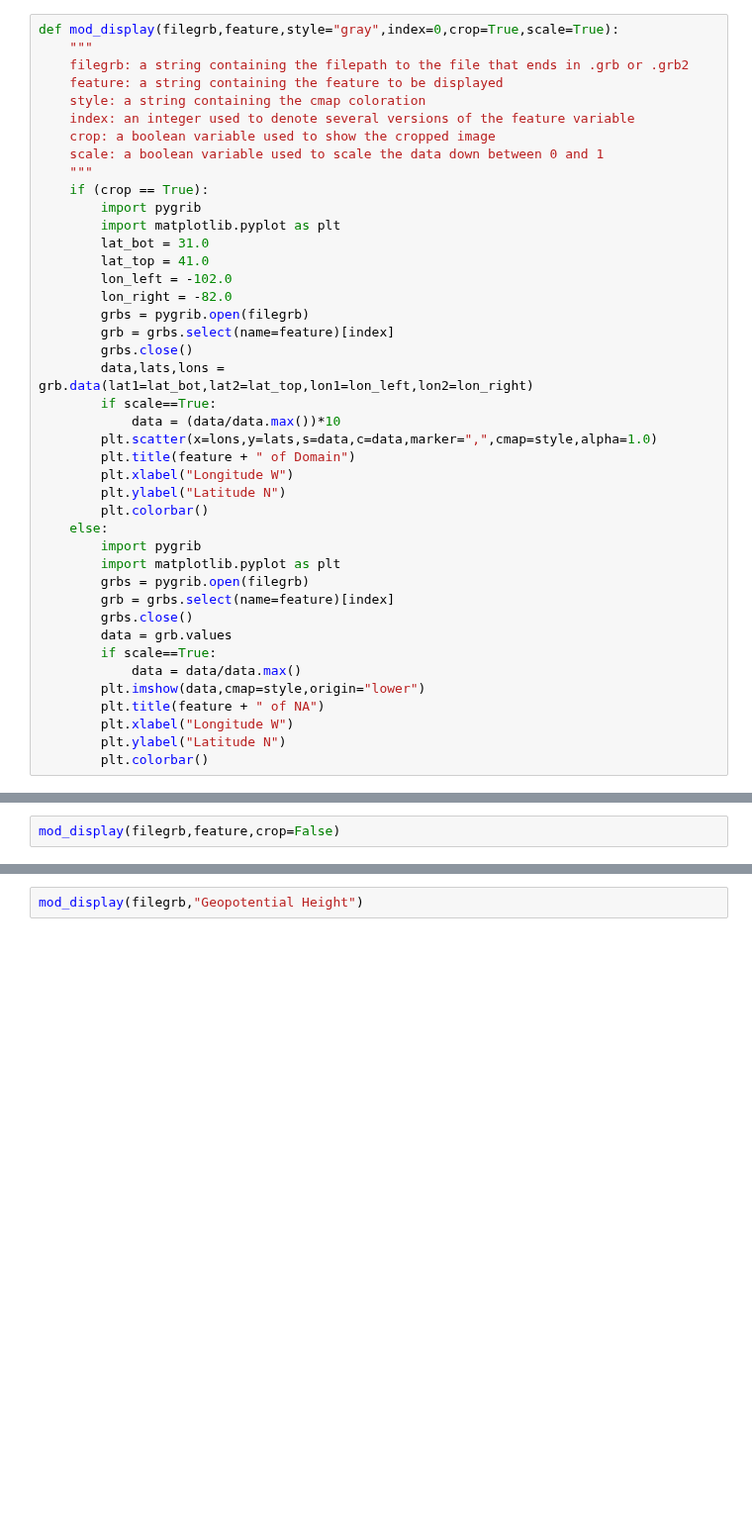
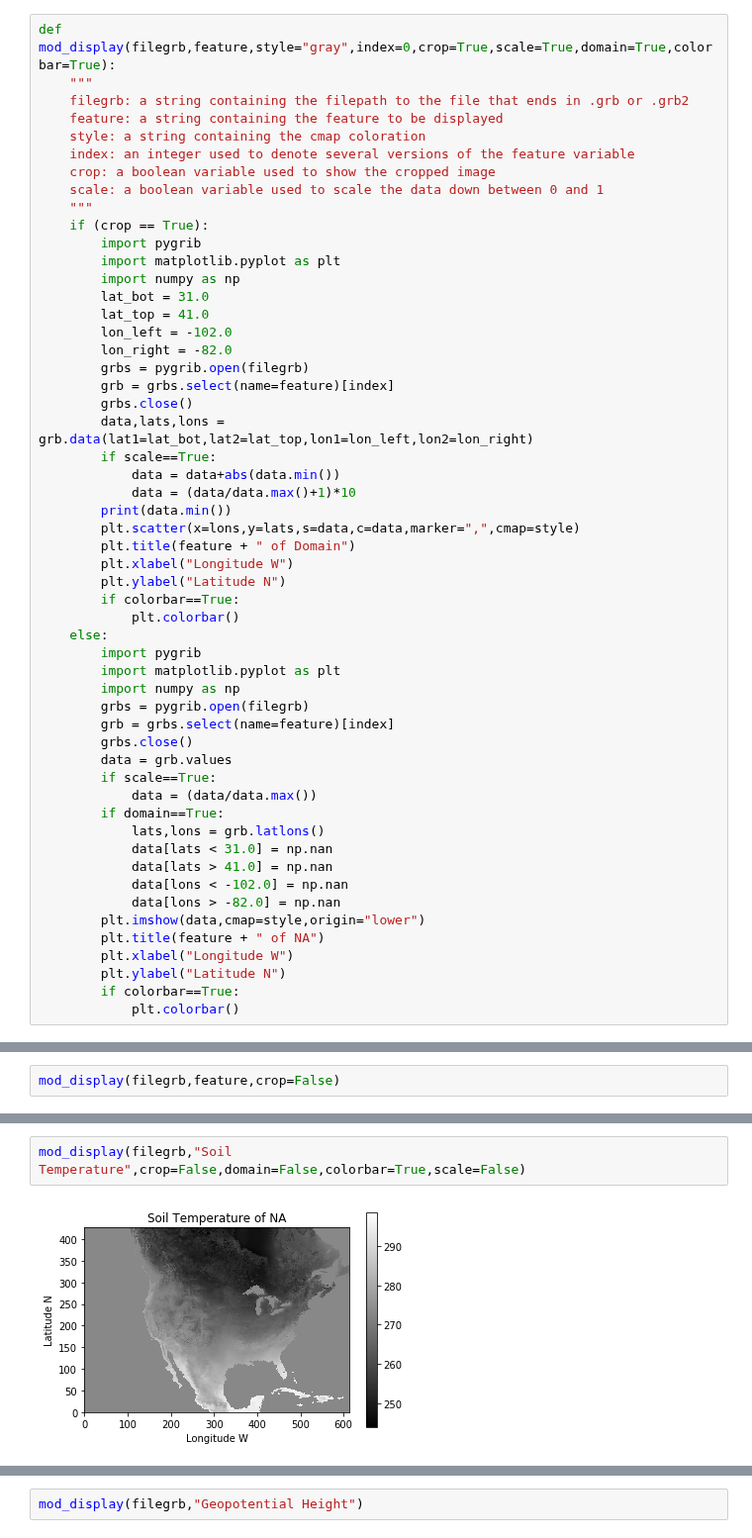
Before and after one commit to yuanzhou15/capstone-weather, a Jupyter notebook: rex/model-display.ipynb, the cells around one changed output, grey strips where cells are left out. Shown at 99% size. Saved outputs shown, nothing was run; the diff lists cells and outputs as text; blank space fills up the shorter version.

```diff
--- a/rex/model-display.ipynb
+++ b/rex/model-display.ipynb
@@ -1,5 +1,5 @@
 # %%
-def mod_display(filegrb,feature,style="gray",index=0,crop=True,scale=True):
+def mod_display(filegrb,feature,style="gray",index=0,crop=True,scale=True,domain=True,colorbar=True):
     """
     filegrb: a string containing the filepath to the file that ends in .grb or .grb2
     feature: a string containing the feature to be displayed
@@ -11,6 +11,7 @@ def mod_display(filegrb,feature,style="gray",index=0,crop=True,scale=True):
     if (crop == True):
         import pygrib
         import matplotlib.pyplot as plt
+        import numpy as np
         lat_bot = 31.0
         lat_top = 41.0
         lon_left = -102.0
@@ -20,26 +21,37 @@ def mod_display(filegrb,feature,style="gray",index=0,crop=True,scale=True):
         grbs.close()
         data,lats,lons = grb.data(lat1=lat_bot,lat2=lat_top,lon1=lon_left,lon2=lon_right)
         if scale==True:
-            data = (data/data.max())*10
-        plt.scatter(x=lons,y=lats,s=data,c=data,marker=",",cmap=style,alpha=1.0)
+            data = data+abs(data.min())
+            data = (data/data.max()+1)*10
+        print(data.min())
+        plt.scatter(x=lons,y=lats,s=data,c=data,marker=",",cmap=style)
         plt.title(feature + " of Domain")
         plt.xlabel("Longitude W")
         plt.ylabel("Latitude N")
-        plt.colorbar()
+        if colorbar==True:
+            plt.colorbar()
     else:
         import pygrib
         import matplotlib.pyplot as plt
+        import numpy as np
         grbs = pygrib.open(filegrb)
         grb = grbs.select(name=feature)[index]
         grbs.close()
         data = grb.values
         if scale==True:
-            data = data/data.max()
+            data = (data/data.max())
+        if domain==True:
+            lats,lons = grb.latlons()
+            data[lats < 31.0] = np.nan
+            data[lats > 41.0] = np.nan
+            data[lons < -102.0] = np.nan
+            data[lons > -82.0] = np.nan
         plt.imshow(data,cmap=style,origin="lower")
         plt.title(feature + " of NA")
         plt.xlabel("Longitude W")
         plt.ylabel("Latitude N")
-        plt.colorbar()
+        if colorbar==True:
+            plt.colorbar()
 # %%
 filegrb = "/mnt/data-weather/moddata/modgrb/namanl_218_20171228_1200_000.grb2"
 feature = "Temperature"
@@ -57,0 +104,4 @@ mod_display(filegrb,"Geopotential Height",crop=False)
+# %%
+mod_display(filegrb,"Soil Temperature",crop=False,domain=False,colorbar=True,scale=False)
+# %% [output]
+[figure, added]
```
Also changed, not shown: parts of 8 cells of this notebook.
